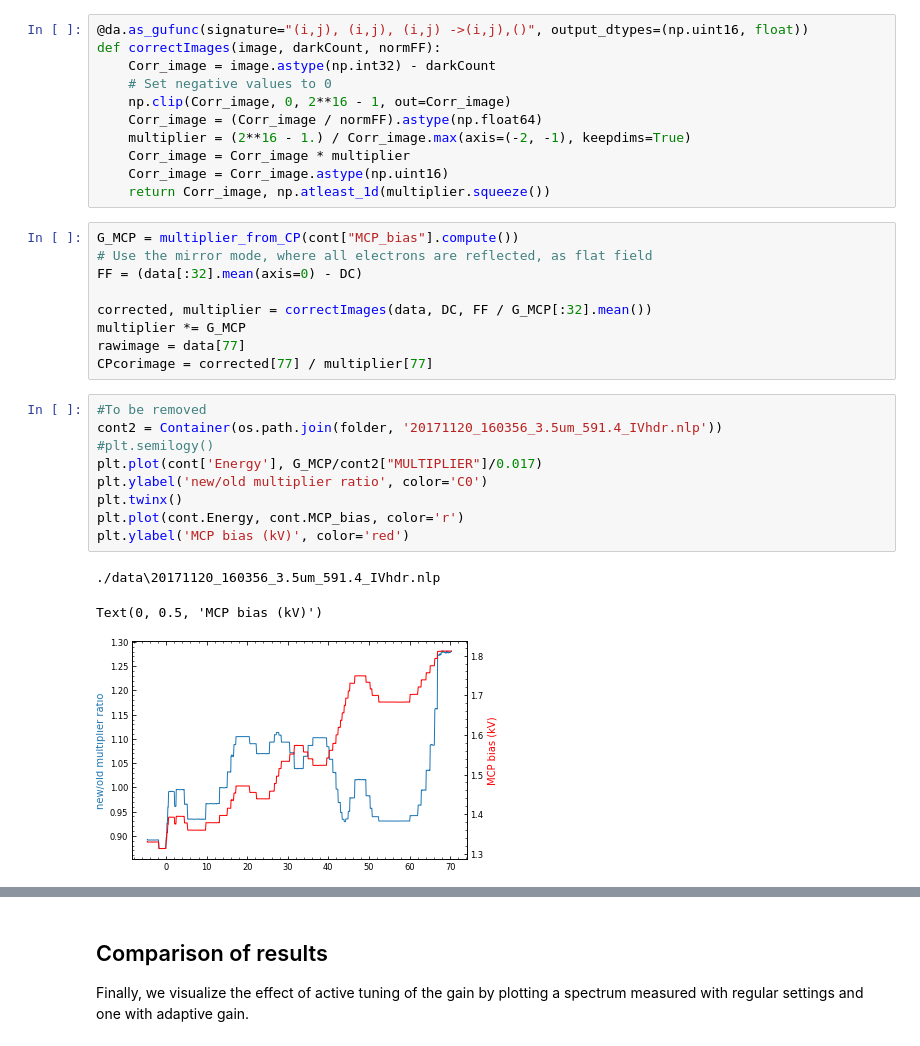
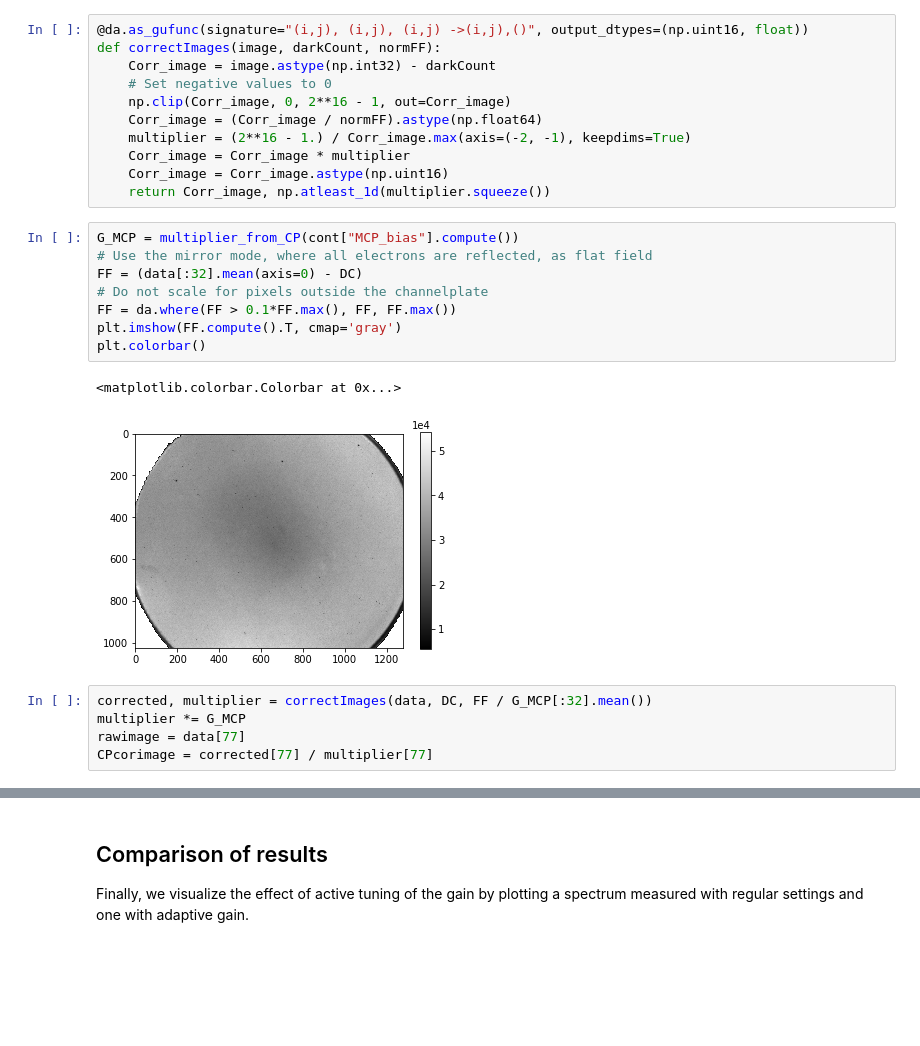
Before and after one commit to TAdeJong/LEEM-analysis, a Jupyter notebook: 1 - Detector Correction.ipynb, the cells around one changed output, grey strips where cells are left out. Saved outputs shown, nothing was run; the diff lists cells and outputs as text; blank space fills up the shorter version.

```diff
--- a/1 - Detector Correction.ipynb
+++ b/1 - Detector Correction.ipynb
@@ -195,28 +195,22 @@ def correctImages(image, darkCount, normFF):
     Corr_image = Corr_image * multiplier
     Corr_image = Corr_image.astype(np.uint16)
     return Corr_image, np.atleast_1d(multiplier.squeeze())
+# %%
+G_MCP = multiplier_from_CP(cont["MCP_bias"].compute())
+# Use the mirror mode, where all electrons are reflected, as flat field
+FF = (data[:32].mean(axis=0) - DC)
+# Do not scale for pixels outside the channelplate
+FF = da.where(FF > 0.1*FF.max(), FF, FF.max())
+plt.imshow(FF.compute().T, cmap='gray')
+plt.colorbar()
+# %% [output]
+<matplotlib.colorbar.Colorbar at 0x...>
+[figure, added]
 # %%
-G_MCP = multiplier_from_CP(cont["MCP_bias"].compute())
-# Use the mirror mode, where all electrons are reflected, as flat field
-FF = (data[:32].mean(axis=0) - DC)
-
 corrected, multiplier = correctImages(data, DC, FF / G_MCP[:32].mean())
 multiplier *= G_MCP
 rawimage = data[77]
 CPcorimage = corrected[77] / multiplier[77]
-# %%
-#To be removed
-cont2 = Container(os.path.join(folder, '20171120_160356_3.5um_591.4_IVhdr.nlp'))
-#plt.semilogy()
-plt.plot(cont['Energy'], G_MCP/cont2["MULTIPLIER"]/0.017)
-plt.ylabel('new/old multiplier ratio', color='C0')
-plt.twinx()
-plt.plot(cont.Energy, cont.MCP_bias, color='r')
-plt.ylabel('MCP bias (kV)', color='red')
-# %% [output]
-./data\20171120_160356_3.5um_591.4_IVhdr.nlp
-Text(0, 0.5, 'MCP bias (kV)')
-[figure, removed]
 # %%
 fig, axs = plt.subplots(2,2, constrained_layout=True, figsize=[8, 4.9])
 im = axs[0,0].imshow(DC.T/16., interpolation='none')
```
Also changed, not shown: parts of 15 cells of this notebook, 8 other files.
